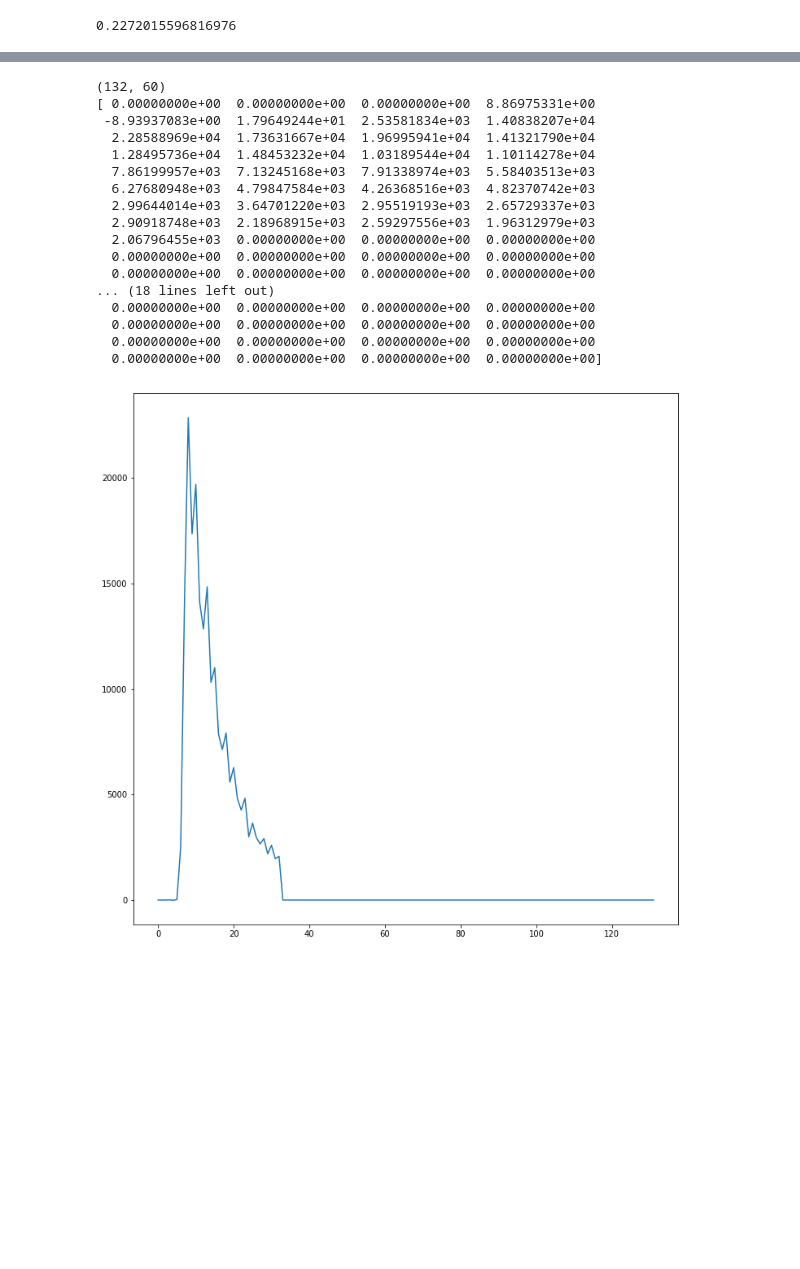
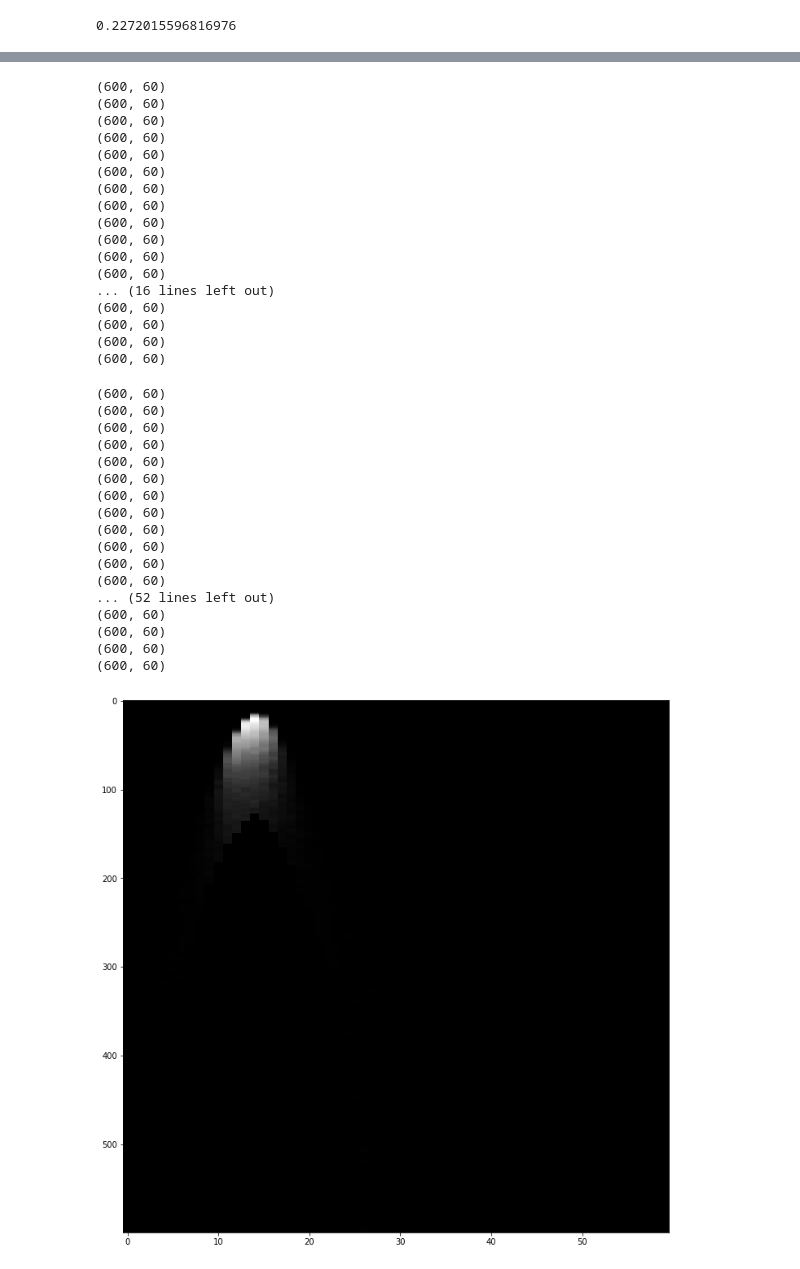
Before and after one commit to dpankova/DoublePulse, a Jupyter notebook: notebooks/New_format_DL1.ipynb, the cells around one changed output, grey strips where cells are left out. Drawn from its saved outputs; the diff is of its cells as text; code cells hidden in the pictures; blank space fills up the shorter version.

```diff
--- a/notebooks/New_format_DL1.ipynb
+++ b/notebooks/New_format_DL1.ipynb
@@ -23,7 +23,7 @@ info_s = []
 data_d = []
 data_s = []
 
-for i in range(0,10):
+for i in range(0,1):
     name_dd = "../data/Tau05to15PeV_{0}_data.npy".format(i)
     name_di = "../data/Tau05to15PeV_{0}_info.pkl".format(i)
     name_sd = "../data/Electron05to15PeV_{0}_data.npy".format(i)
@@ -48,28 +48,45 @@ print(type(data_d_temp[0][0][0]))
 <class 'numpy.float64'>
 # %%
-for im in data_d[:1]:
+for im in data_d[:100]:
     print(im.shape)
     fig = plt.figure(figsize=(12, 12))
     ax = fig.add_subplot(111)
-    #ax.imshow(im, interpolation='nearest', aspect='auto', cmap= 'gray')
-    ax.plot(im[:,46])
-    print(im[:,46])
+    ax.imshow(im, interpolation='nearest', aspect='auto', cmap= 'gray')
+    #ax.plot(im[14,:])
+    #print(im[:,46])
 # %% [output]
-(132, 60)
-[ 0.00000000e+00  0.00000000e+00  0.00000000e+00  8.86975331e+00
- -8.93937083e+00  1.79649244e+01  2.53581834e+03  1.40838207e+04
-  2.28588969e+04  1.73631667e+04  1.96995941e+04  1.41321790e+04
-  1.28495736e+04  1.48453232e+04  1.03189544e+04  1.10114278e+04
-  7.86199957e+03  7.13245168e+03  7.91338974e+03  5.58403513e+03
-  6.27680948e+03  4.79847584e+03  4.26368516e+03  4.82370742e+03
-  2.99644014e+03  3.64701220e+03  2.95519193e+03  2.65729337e+03
-  2.90918748e+03  2.18968915e+03  2.59297556e+03  1.96312979e+03
-  2.06796455e+03  0.00000000e+00  0.00000000e+00  0.00000000e+00
-  0.00000000e+00  0.00000000e+00  0.00000000e+00  0.00000000e+00
-  0.00000000e+00  0.00000000e+00  0.00000000e+00  0.00000000e+00
-... (18 lines left out)
-  0.00000000e+00  0.00000000e+00  0.00000000e+00  0.00000000e+00
-  0.00000000e+00  0.00000000e+00  0.00000000e+00  0.00000000e+00
-  0.00000000e+00  0.00000000e+00  0.00000000e+00  0.00000000e+00
-  0.00000000e+00  0.00000000e+00  0.00000000e+00  0.00000000e+00]
+(600, 60)
+(600, 60)
+(600, 60)
+(600, 60)
+(600, 60)
+(600, 60)
+(600, 60)
+(600, 60)
+(600, 60)
+(600, 60)
+(600, 60)
+(600, 60)
+... (16 lines left out)
+(600, 60)
+(600, 60)
+(600, 60)
+(600, 60)
+(600, 60)
+(600, 60)
+(600, 60)
+(600, 60)
+(600, 60)
+(600, 60)
+(600, 60)
+(600, 60)
+(600, 60)
+(600, 60)
+(600, 60)
+(600, 60)
+... (52 lines left out)
+(600, 60)
+(600, 60)
+(600, 60)
+(600, 60)
-[figure, old version]
+[figure, new version]
```
Also changed, not shown: parts of 2 cells of this notebook, 1 other file.
